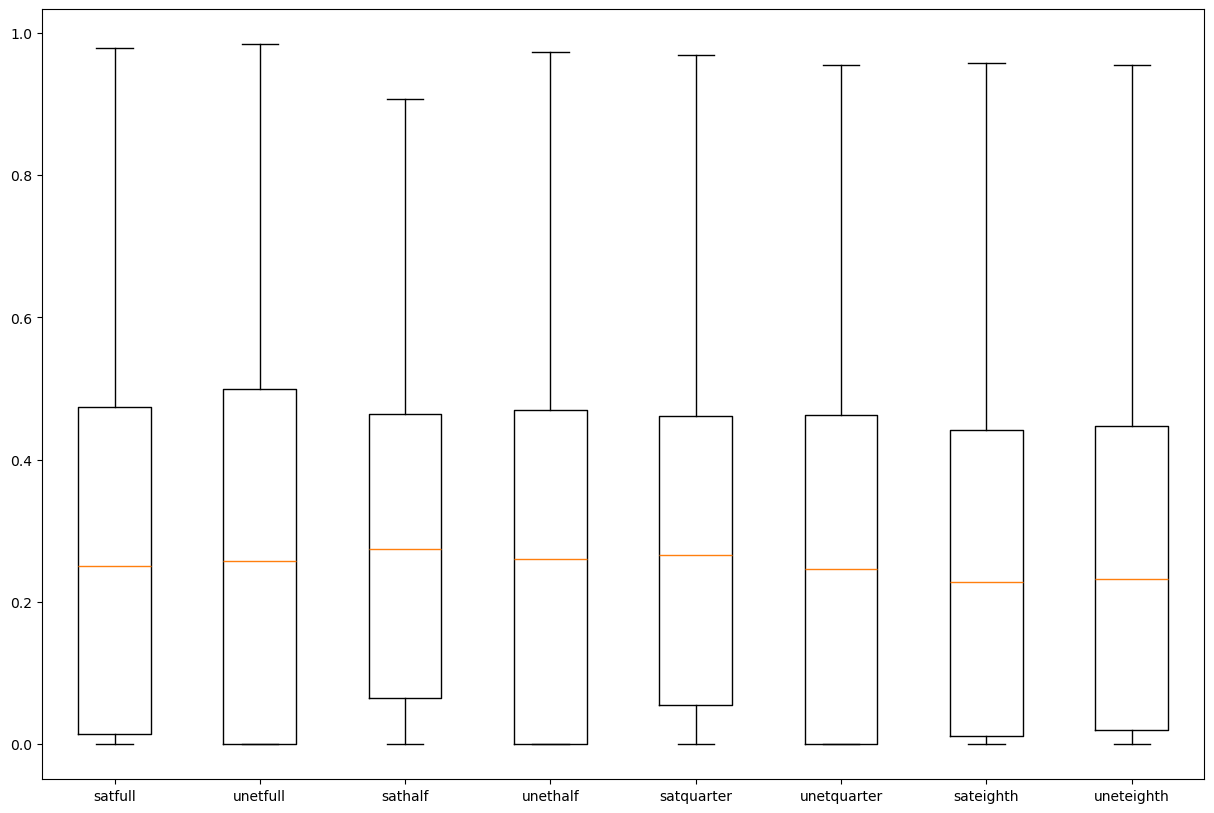
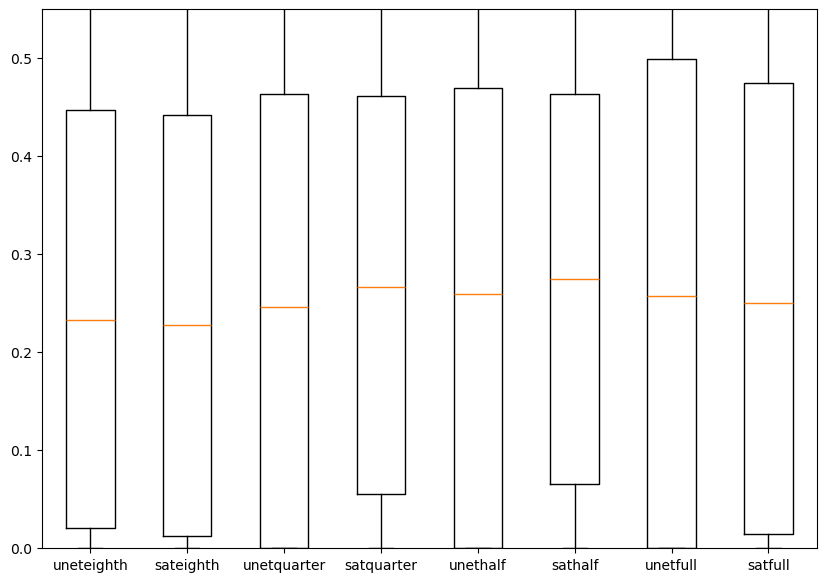
Code edit (unified diff) that turned the first committed figure into the second:
--- before
+++ after
@@ -1,3 +1,4 @@
-fig, ax = plt.subplots(figsize=(15, 10))
+fig, ax = plt.subplots(figsize=(10, 7))
+ax.set_ylim([0, 0.55])
 ax.boxplot(data.values())
 ax.set_xticklabels(data.keys())

Commit: updated code